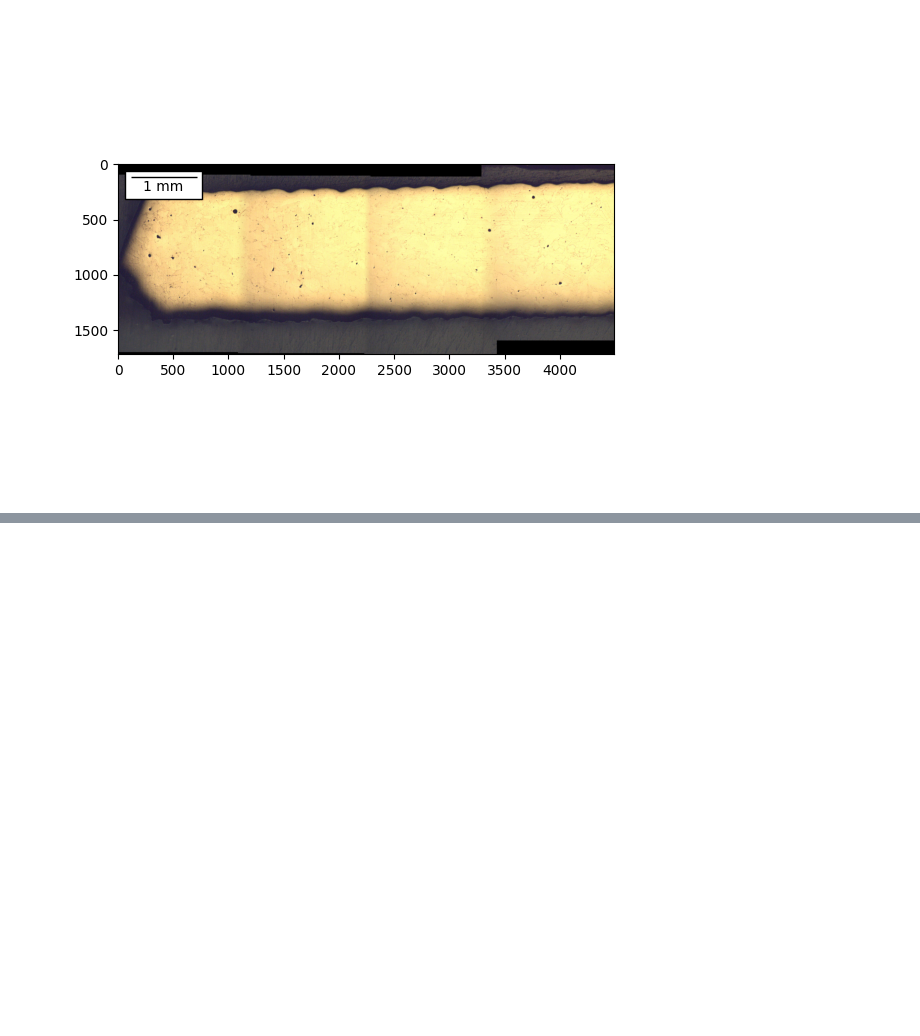
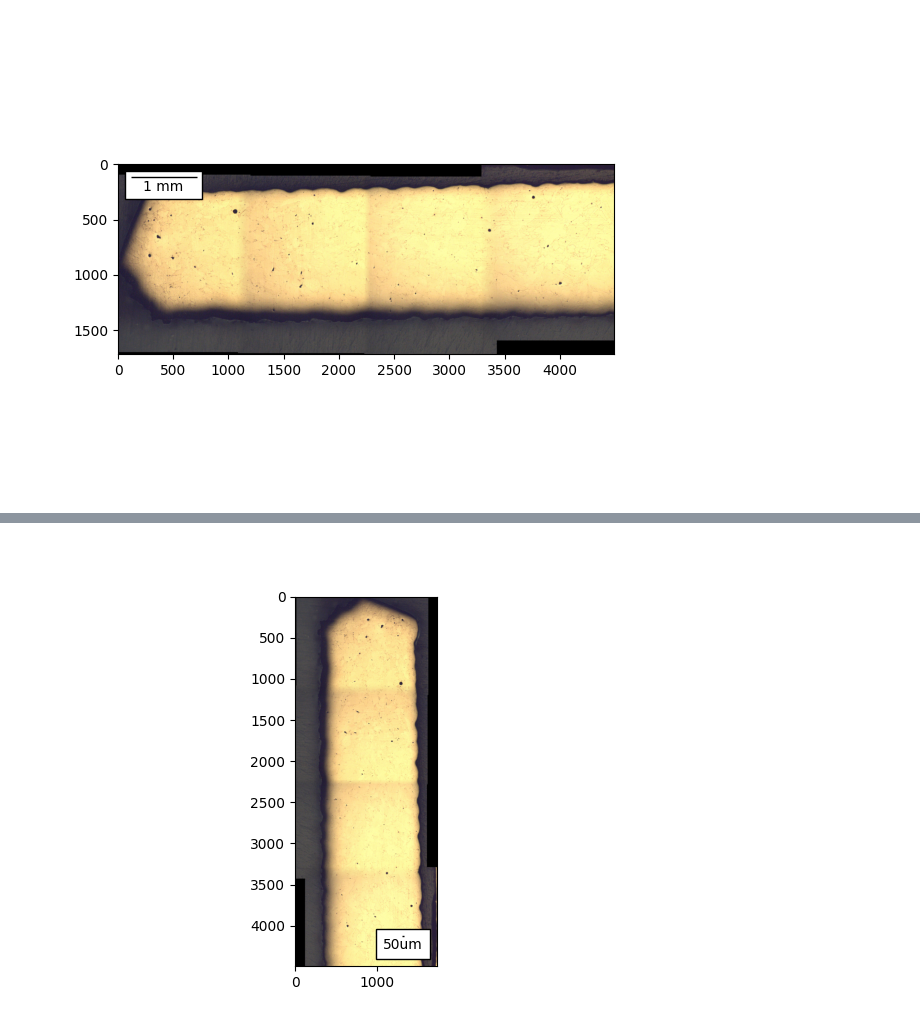
Before and after one commit to jess-garnett/MISalign, a Jupyter notebook: MISalign/calibration/prototype_scale_bar.ipynb, the cells around one changed output, grey strips where cells are left out. Cells and saved outputs as stored; diff of their text form; code cells hidden in the pictures; blank space fills up the shorter version.

```diff
--- a/MISalign/calibration/prototype_scale_bar.ipynb
+++ b/MISalign/calibration/prototype_scale_bar.ipynb
@@ -76,0 +133,4 @@ plt.show()
+# %%
+cm=CalibrationManual()
+cm.load_calibration(calibration_fp)
+cal=cm.distances
@@ -76,0 +145,39 @@ plt.show()
+# %%
+def add_scale_bar(axes:axes.Axes,
+                  scale_measurement:str,
+                  calibration:dict,
+                  **AnchoredSizeBar_kwargs:dict
+                  ):
+    # Generate scale
+    pixel_distance=calibration["pixel"]
+    length_quantity=Quantity(f"{calibration['length']} {calibration['length_unit']}")
+    scale_measure_quantity=Quantity(scale_measurement)
+    scale_ratio=scale_measure_quantity/length_quantity
+    pixels_scaled=scale_ratio*pixel_distance
+    # AnchoredSizeBar arg setup
+    asb_kwargs={
+        "loc":'upper left',
+        "pad":0.5,
+        "borderpad":0.5,
+        "sep":2,
+        "frameon":True,
+    }
+    for key,value in AnchoredSizeBar_kwargs.items():
+        asb_kwargs[key]=value
+    # Creates and add scale bar to axes
+    scale_bar=AnchoredSizeBar(
+        axes.transData,
+        int(pixels_scaled),
+        scale_measurement,
+        **asb_kwargs
+    )
+    axes.add_artist(scale_bar)
+def image_with_scale_bar(image_fp:str,
+                  scale_measurement:str,
+                  calibration:dict,
+                  **AnchoredSizeBar_kwargs:dict
+                  ):
+    plt.figure()
+    plt.imshow(PILImage.open(image_fp))
+    add_scale_bar(plt.gca(),scale_measurement,calibration,**AnchoredSizeBar_kwargs)
+    plt.show()
@@ -76,0 +192,4 @@ plt.show()
+# %%
+image_with_scale_bar(blended_image_fp,"50um",cal,loc="lower right")
+# %% [output]
+[figure, added]
```
Also changed, not shown: parts of 13 cells of this notebook.
